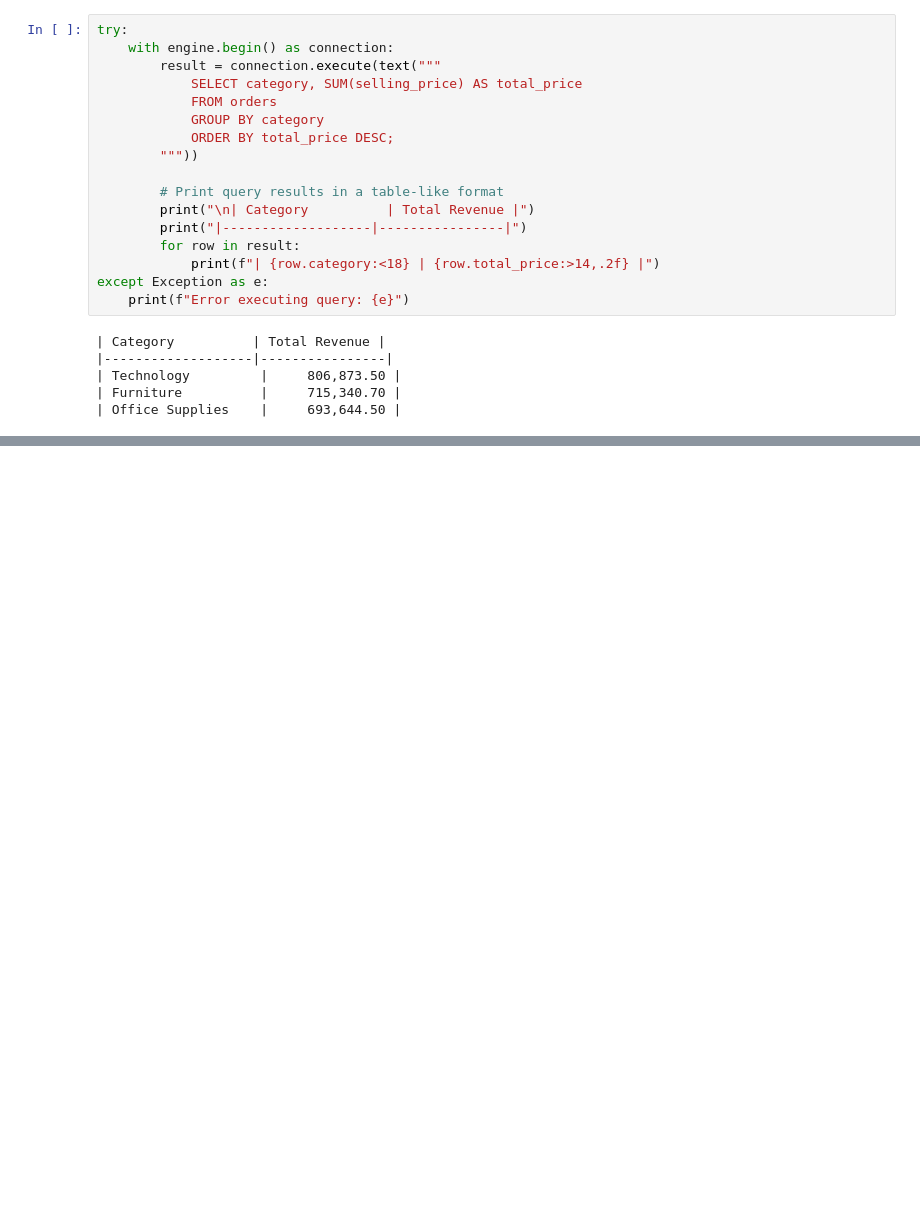
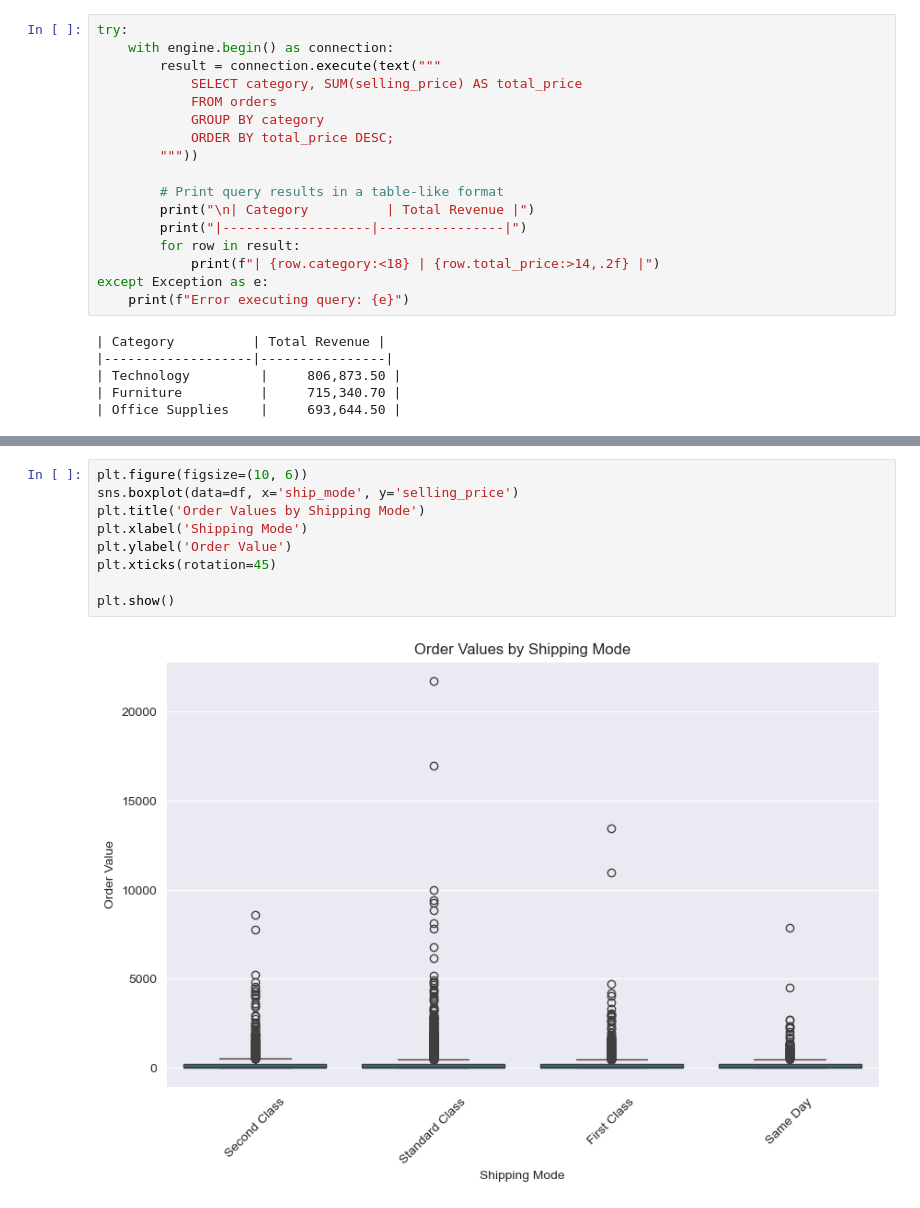
Before and after one commit to ManuelA1000/PythonSQL, a Jupyter notebook: pythonsql.ipynb, the cells around one changed output, grey strips where cells are left out. Saved outputs shown, nothing was run; the diff lists cells and outputs as text; blank space fills up the shorter version.

```diff
--- a/pythonsql.ipynb
+++ b/pythonsql.ipynb
@@ -284,0 +1051,11 @@ ORDER BY total_price DESC;
+# %%
+plt.figure(figsize=(10, 6))
+sns.boxplot(data=df, x='ship_mode', y='selling_price')
+plt.title('Order Values by Shipping Mode')
+plt.xlabel('Shipping Mode')
+plt.ylabel('Order Value')
+plt.xticks(rotation=45)
+
+plt.show()
+# %% [output]
+[figure, added]
```
Also changed, not shown: parts of 46 cells of this notebook.
